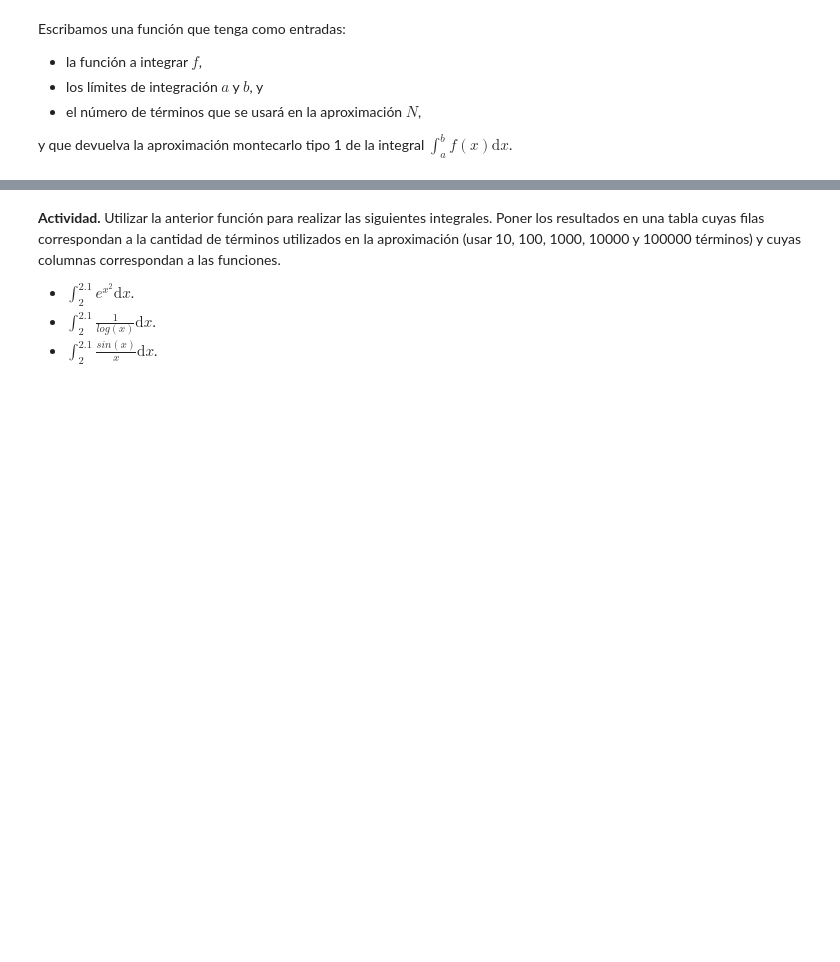
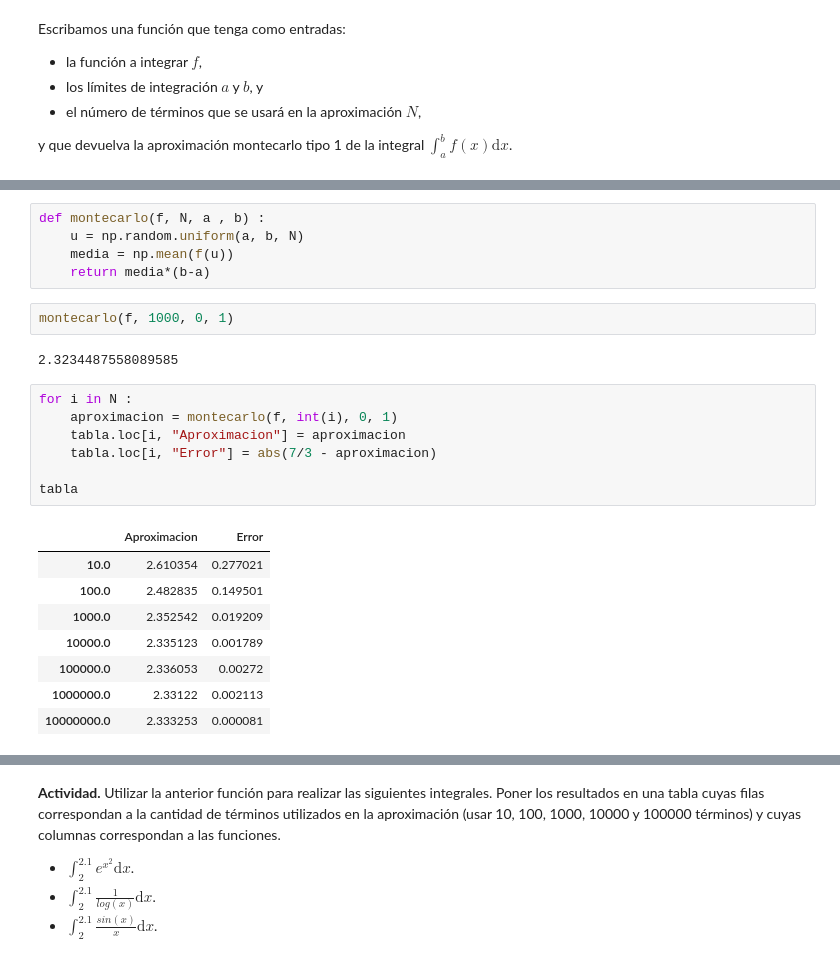
Before and after one commit to ErikVegaC/hello-world, a Jupyter notebook: 03 IntegracionMontecarlo .ipynb, the cells around one changed output, grey strips where cells are left out. Saved outputs shown, nothing was run; the diff lists cells and outputs as text; blank space fills up the shorter version.

```diff
--- a/03 IntegracionMontecarlo .ipynb
+++ b/03 IntegracionMontecarlo .ipynb
@@ -154,0 +191,25 @@ y que devuelva la aproximación montecarlo tipo 1 de la integral $\int_{a}^{b}f(
+# %%
+def montecarlo(f, N, a , b) :
+    u = np.random.uniform(a, b, N)
+    media = np.mean(f(u))
+    return media*(b-a)
+# %%
+montecarlo(f, 1000, 0, 1)
+# %% [output]
+2.3234487558089585
+# %%
+for i in N :
+    aproximacion = montecarlo(f, int(i), 0, 1)
+    tabla.loc[i, "Aproximacion"] = aproximacion
+    tabla.loc[i, "Error"] = abs(7/3 - aproximacion)
+
+tabla
+# %% [output]
+|  | Aproximacion | Error |
+| 10.0 | 2.610354 | 0.277021 |
+| 100.0 | 2.482835 | 0.149501 |
+| 1000.0 | 2.352542 | 0.019209 |
+| 10000.0 | 2.335123 | 0.001789 |
+| 100000.0 | 2.336053 | 0.00272 |
+| 1000000.0 | 2.33122 | 0.002113 |
+| 10000000.0 | 2.333253 | 0.000081 |
```
Also changed, not shown: parts of 6 cells of this notebook.
